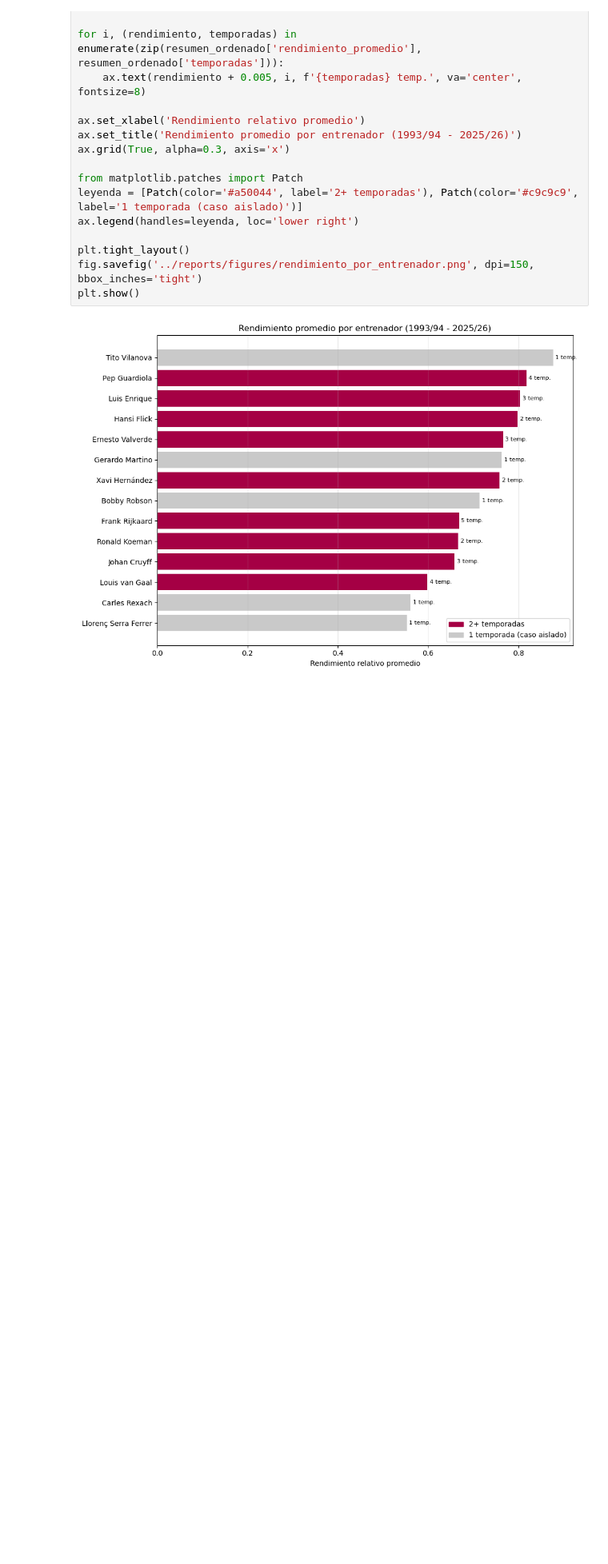
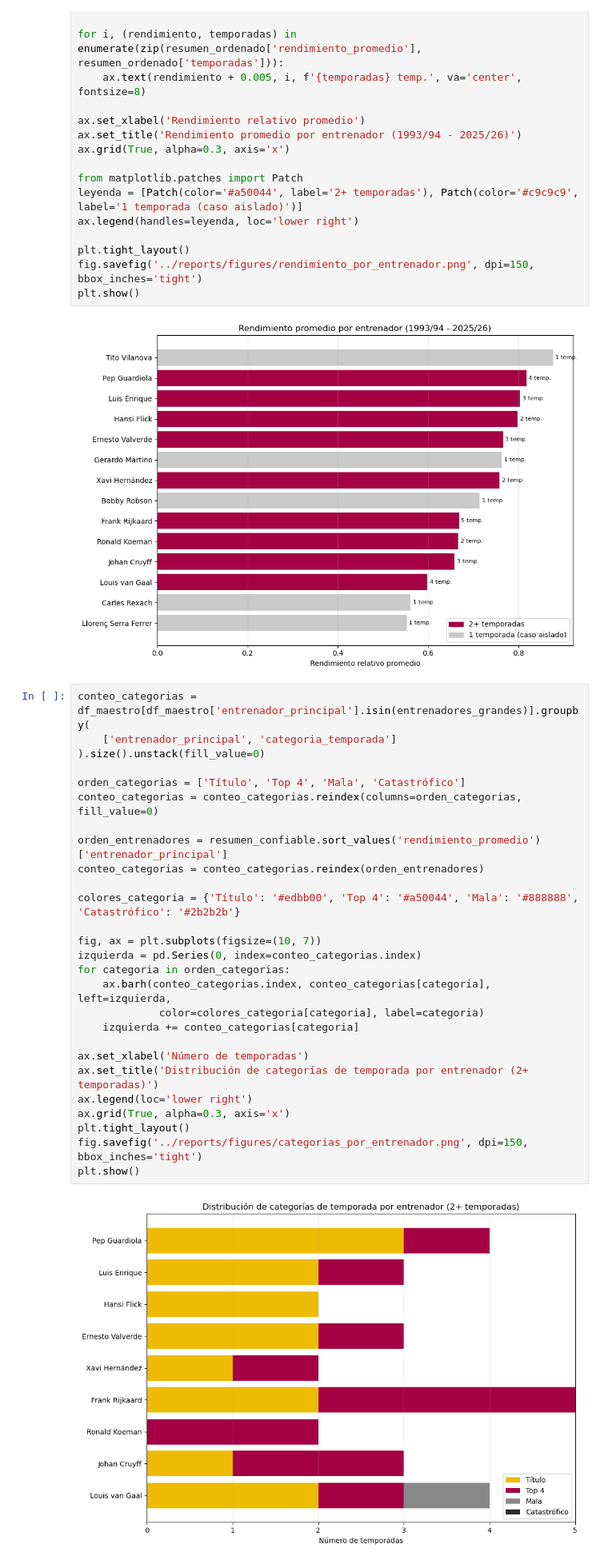
Before and after one commit to albertone448/always-barca, a Jupyter notebook: notebooks/02_analisis_rendimiento.ipynb, the cells around one changed output. Shown at 80% size. Cells and saved outputs as stored; diff of their text form; blank space fills up the shorter version.

```diff
--- a/notebooks/02_analisis_rendimiento.ipynb
+++ b/notebooks/02_analisis_rendimiento.ipynb
@@ -242,6 +271,35 @@ fig.savefig('../reports/figures/rendimiento_por_entrenador.png', dpi=150, bbox_i
 plt.show()
 # %% [output]
 [figure]
+# %%
+conteo_categorias = df_maestro[df_maestro['entrenador_principal'].isin(entrenadores_grandes)].groupby(
+    ['entrenador_principal', 'categoria_temporada']
+).size().unstack(fill_value=0)
+
+orden_categorias = ['Título', 'Top 4', 'Mala', 'Catastrófico']
+conteo_categorias = conteo_categorias.reindex(columns=orden_categorias, fill_value=0)
+
+orden_entrenadores = resumen_confiable.sort_values('rendimiento_promedio')['entrenador_principal']
+conteo_categorias = conteo_categorias.reindex(orden_entrenadores)
+
+colores_categoria = {'Título': '#edbb00', 'Top 4': '#a50044', 'Mala': '#888888', 'Catastrófico': '#2b2b2b'}
+
+fig, ax = plt.subplots(figsize=(10, 7))
+izquierda = pd.Series(0, index=conteo_categorias.index)
+for categoria in orden_categorias:
+    ax.barh(conteo_categorias.index, conteo_categorias[categoria], left=izquierda,
+             color=colores_categoria[categoria], label=categoria)
+    izquierda += conteo_categorias[categoria]
+
+ax.set_xlabel('Número de temporadas')
+ax.set_title('Distribución de categorías de temporada por entrenador (2+ temporadas)')
+ax.legend(loc='lower right')
+ax.grid(True, alpha=0.3, axis='x')
+plt.tight_layout()
+fig.savefig('../reports/figures/categorias_por_entrenador.png', dpi=150, bbox_inches='tight')
+plt.show()
+# %% [output]
+[figure, added]
 # %% [markdown]
 ### Análisis: rendimiento promedio por entrenador
 
```
Also changed, not shown: parts of 4 cells of this notebook, 3 other files.
